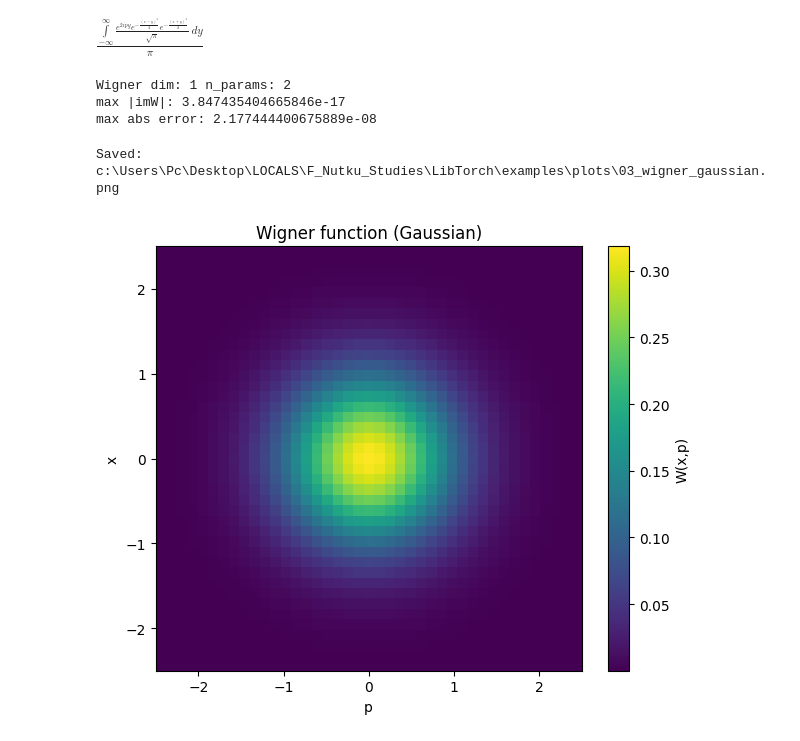
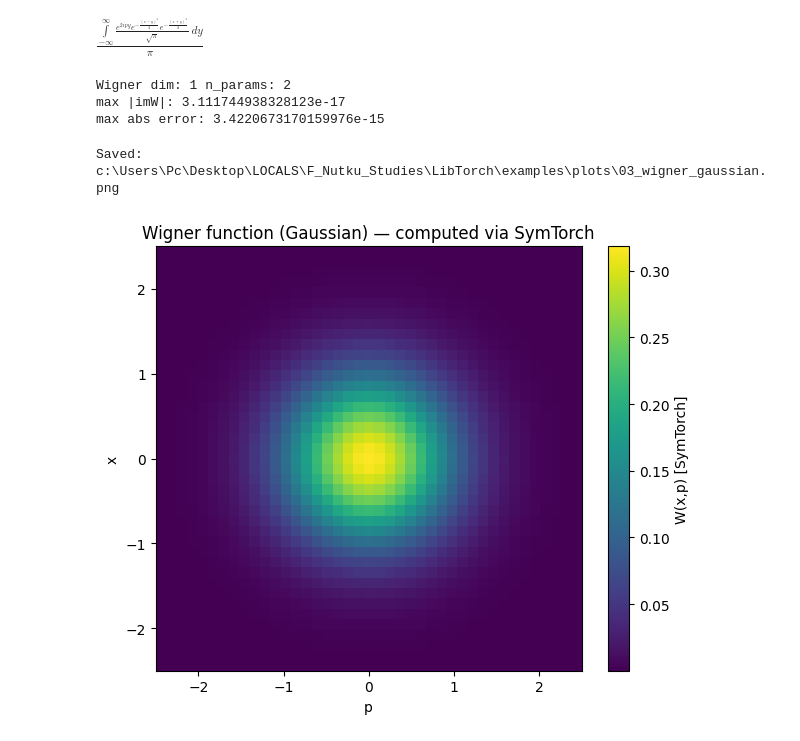
Before and after one commit to ibeuler/symtorch, a Jupyter notebook: examples/notebooks/03_scattering_and_wigner.ipynb, the cells around one changed output. Cells and saved outputs as stored; diff of their text form; code cells hidden in the pictures.

```diff
--- a/examples/notebooks/03_scattering_and_wigner.ipynb
+++ b/examples/notebooks/03_scattering_and_wigner.ipynb
@@ -131,7 +131,7 @@ params = torch.stack([X, P], dim=-1)  # (nx, np, 2)
 reW, imW = texpr_w.torch_integrate_batched(
     params_values=params,
     method='gauss-legendre',
-    N=60,
+    N=121,
     device=device,
     dtype=dtype,
     chunk_size_params=256,
@@ -142,29 +142,30 @@ print('max |imW|:', imW.abs().max().item())
 print('max abs error:', (reW - expectedW).abs().max().item())
 # %% [output]
 Wigner dim: 1 n_params: 2
-max |imW|: 3.847435404665846e-17
-max abs error: 2.177444400675889e-08
+max |imW|: 3.111744938328123e-17
+max abs error: 3.4220673170159976e-15
 # %%
 # Heatmap plot
 import matplotlib.pyplot as plt
 
 plt.figure(figsize=(6.2, 5.2))
 plt.imshow(
     reW.cpu().numpy(),
+    interpolation='lanczos',
     origin='lower',
     extent=[ps.min().item(), ps.max().item(), xs.min().item(), xs.max().item()],
     aspect='auto',
     cmap='viridis',
 )
 plt.colorbar(label='W(x,p) [SymTorch]')
 plt.title('Wigner function (Gaussian) — computed via SymTorch')
 plt.xlabel('p')
 plt.ylabel('x')
 plt.tight_layout()
 
 out_path = ROOT / 'examples' / 'plots' / '03_wigner_gaussian.png'
 plt.savefig(out_path, dpi=150)
 print('Saved:', out_path)
 # %% [output]
 Saved: c:\Users\Pc\Desktop\LOCALS\F_Nutku_Studies\LibTorch\examples\plots\03_wigner_gaussian.png
-[figure, old version]
+[figure, new version]
```
Also changed, not shown: parts of 2 cells of this notebook, 10 other files.
